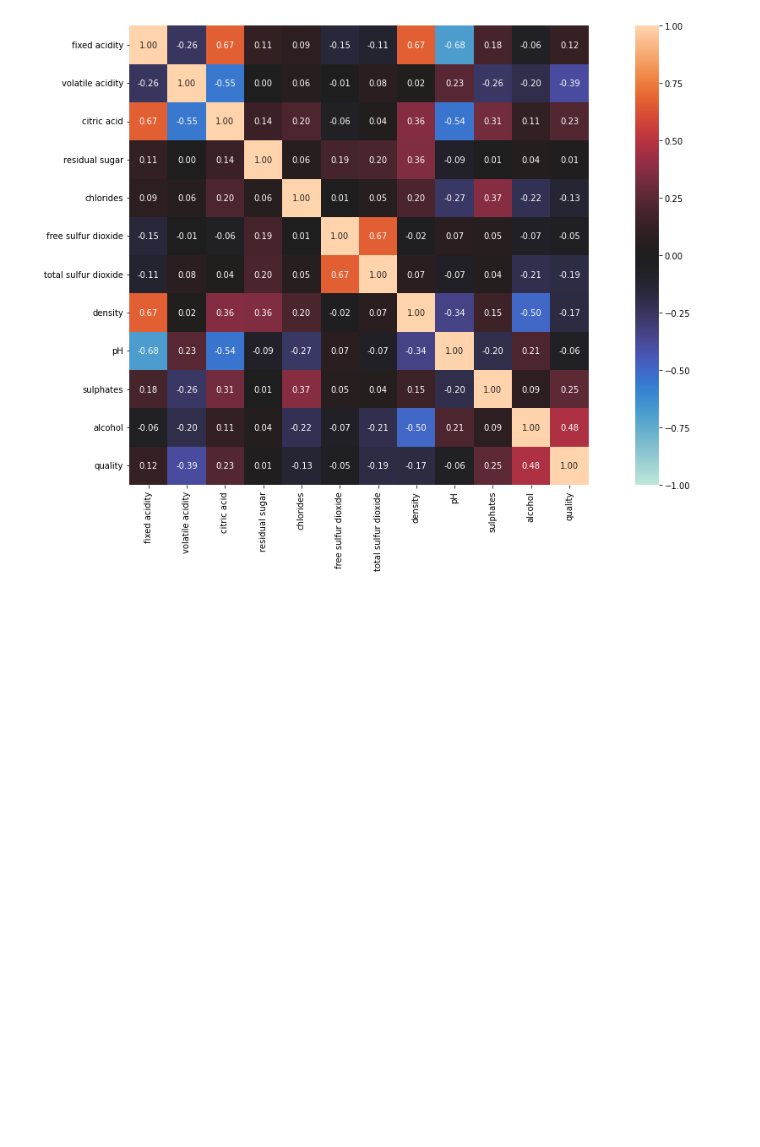
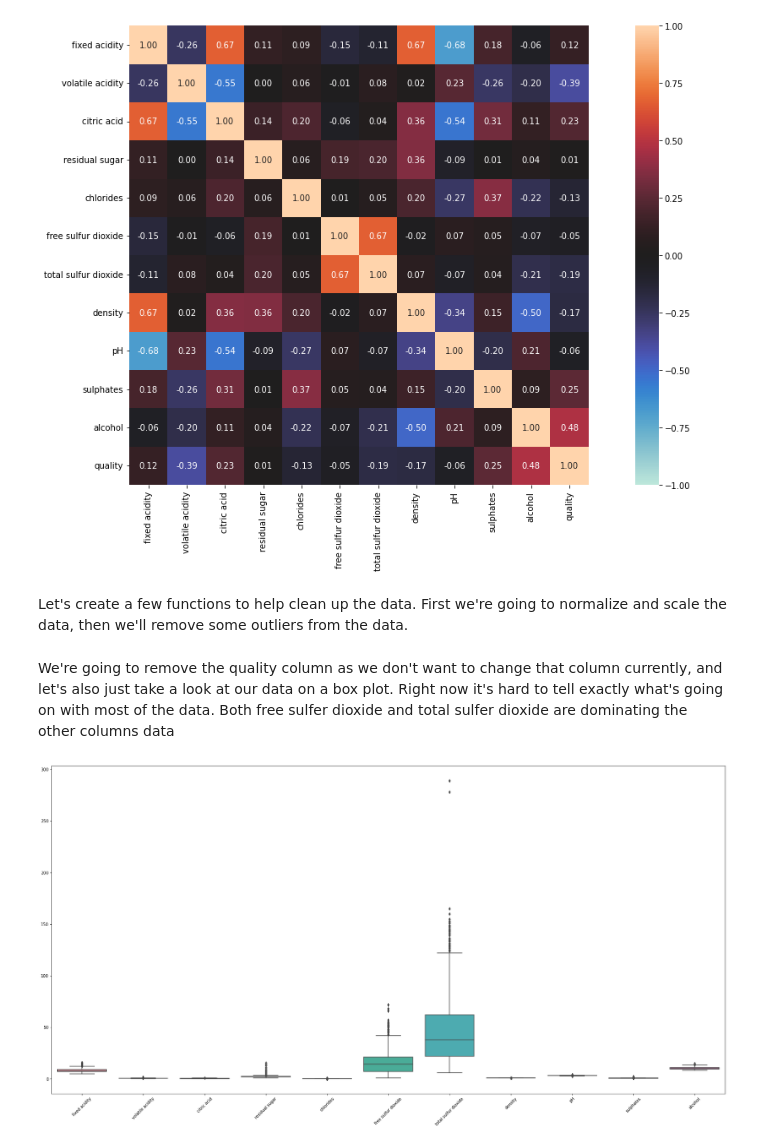
Before and after one commit to BarnetteME1/Red-Wine-Quality, a Jupyter notebook: data_exploration.ipynb, the cells around one changed output. Saved outputs shown, nothing was run; the diff lists cells and outputs as text; code cells hidden in the pictures; blank space fills up the shorter version.

```diff
--- a/data_exploration.ipynb
+++ b/data_exploration.ipynb
@@ -54,6 +55,8 @@ associations(df, figsize=(20, 10))
 plt.show()
 # %% [output]
 [figure]
+# %% [markdown]
+Let's create a few functions to help clean up the data. First we're going to normalize and scale the data, then we'll remove some outliers from the data.
 # %%
 def normalize_scale(df):
 
@@ -73,0 +75,2 @@ def remove_outliers(df):
+# %% [markdown]
+We're going to remove the quality column as we don't want to change that column currently, and let's also just take a look at our data on a box plot. Right now it's hard to tell exactly what's going on with most of the data. Both free sulfer dioxide and total sulfer dioxide are dominating the other columns data
@@ -73,0 +79,7 @@ def remove_outliers(df):
+# %%
+fig, ax = plt.subplots(figsize=(30, 15))
+ax.set_xticklabels(ax.get_xticklabels(),rotation = 45)
+sns.boxplot(data=df, ax=ax)
+plt.show()
+# %% [output]
+[figure, added]
```
Also changed, not shown: parts of 19 cells of this notebook.
